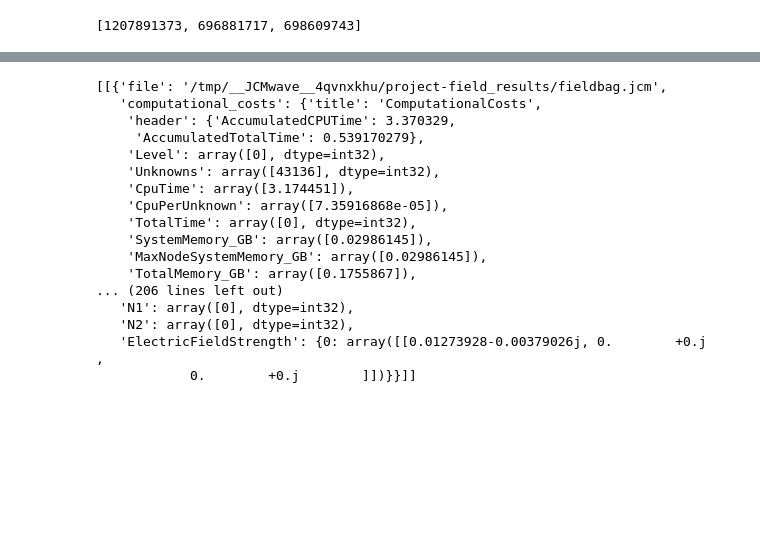
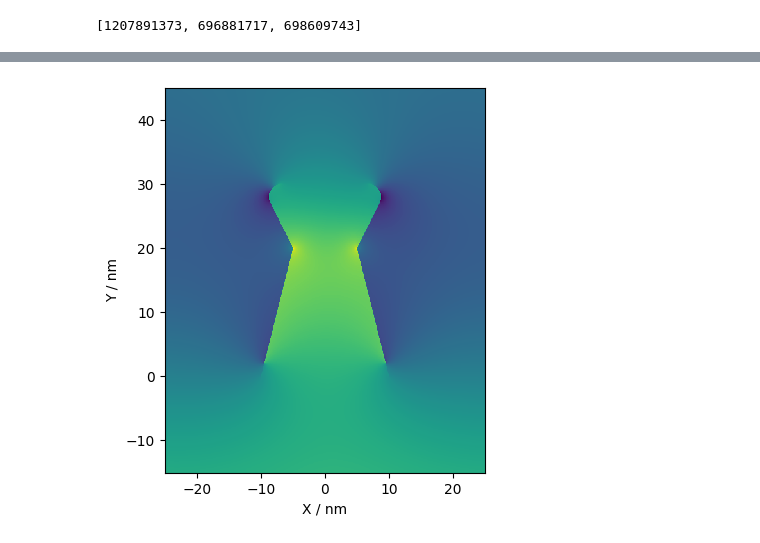
Before and after one commit to kasandrle/JCMwave_modeling, a Jupyter notebook: notbooks/start.ipynb, the cells around one changed output, grey strips where cells are left out. Drawn from its saved outputs; the diff is of its cells as text; code cells hidden in the pictures; blank space fills up the shorter version.

```diff
--- a/notbooks/start.ipynb
+++ b/notbooks/start.ipynb
@@ -201,10 +195,13 @@ keys['slc'] = 0.7
 
 keys['phi']=90
 keys['angle_of_incidence']= 0 #-82 #87.285796
-#results = jcmwave.solve("./BlazedGrating/JCM_clean/project.jcmpt",keys=keys)
-ids.append(
-    jcmwave.solve('../JCM_clean/project-field.jcmpt',  keys=keys, temporary=True)
-)
+
+s_eV = Source(200, [1, 0], 45, 45, unit='nm',incidence='FromBelow')
+keys['source']=[s_eV]
+results = jcmwave.solve("../JCM_clean/project-field.jcmpt",keys=keys)
+#ids.append(
+#    jcmwave.solve('../JCM_clean/project-field.jcmpt',  keys=keys, temporary=True)
+#)
 #results = [results]
 
-results, logs = jcmwave.daemon.wait(ids, verbose=False)
+#results, logs = jcmwave.daemon.wait(ids, verbose=False)
@@ -211,20 +226,29 @@ results, logs = jcmwave.daemon.wait(ids, verbose=False)
-# %%
-results
-# %% [output]
-[[{'file': '/tmp/__JCMwave__4qvnxkhu/project-field_results/fieldbag.jcm',
-   'computational_costs': {'title': 'ComputationalCosts',
-    'header': {'AccumulatedCPUTime': 3.370329,
-     'AccumulatedTotalTime': 0.539170279},
-    'Level': array([0], dtype=int32),
-    'Unknowns': array([43136], dtype=int32),
-    'CpuTime': array([3.174451]),
-    'CpuPerUnknown': array([7.35916868e-05]),
-    'TotalTime': array([0], dtype=int32),
-    'SystemMemory_GB': array([0.02986145]),
-    'MaxNodeSystemMemory_GB': array([0.02986145]),
-    'TotalMemory_GB': array([0.1755867]),
-... (206 lines left out)
-   'N1': array([0], dtype=int32),
-   'N2': array([0], dtype=int32),
-   'ElectricFieldStrength': {0: array([[0.01273928-0.00379026j, 0.        +0.j        ,
-            0.        +0.j        ]])}}]]
+# %%
+#jcmwave.view('./_JCMupdate/project_results/fieldbag.jcm')
+result = results#[0] #job_ids#[-1]
+index_take = 1
+amplitude = result[index_take]['field'][0]
+intensity = (amplitude.conj()*amplitude).sum(2).real
+
+
+#intensity = np.absolute(result[4]['field'][0])
+
+#np.shape(result[4]['X'])
+np.shape(intensity)
+#intensity
+figure,ax1 =plt.subplots(1,1, figsize=(8,5))
+plt.pcolormesh(result[index_take]['X']*1e9,result[index_take]['Y']*1e9,np.log(intensity))#, vmax=3.18e-23)
+#plt.pcolormesh(result[index_take]['X']*1e9+keys['pitch'],result[index_take]['Y']*1e9,(intensity))#, vmax=3.18e-23)
+
+plt.xlabel('X / nm')
+plt.ylabel('Y / nm')
+ax1.set_aspect('equal')
+#plt.colorbar(label='log(field intensity) / a.u.')
+
+
+
+#plt.plot(x_oxide,y_oxide,'k-')
+#plt.plot(x_mem,y_mem,'k-')
+#figure.savefig('field_distribution_Ni_01.png',dpi=200)
+# %% [output]
+[figure, added]
```
Also changed, not shown: parts of 11 cells of this notebook, 15 other files.
